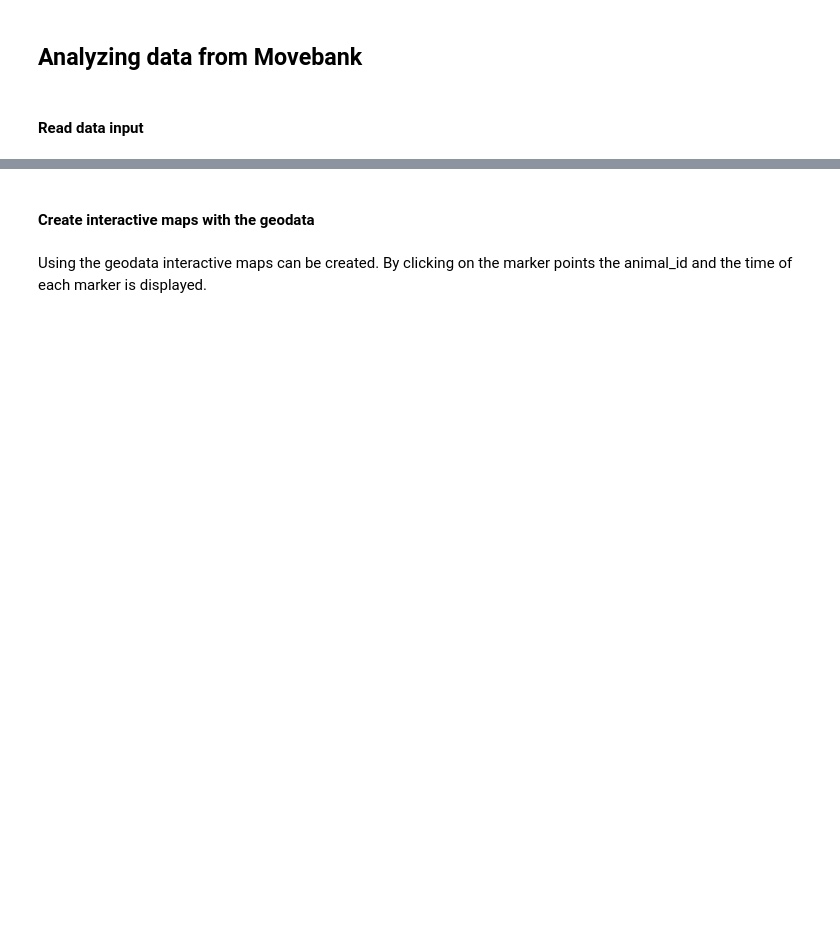
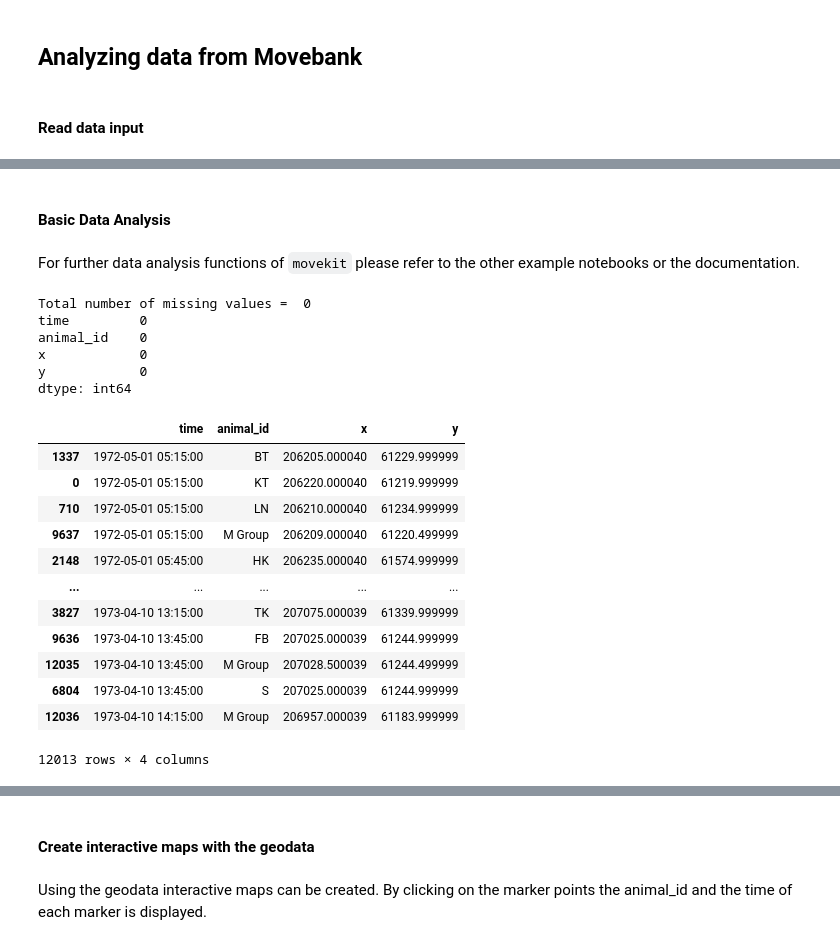
Before and after one commit to dbvis-ukon/movekit, a Jupyter notebook: examples/07_movebank.ipynb, the cells around one changed output, grey strips where cells are left out. Drawn from its saved outputs; the diff is of its cells as text; code cells hidden in the pictures; blank space fills up the shorter version.

Commit message:
extended movebank example notebook

```diff
--- a/examples/07_movebank.ipynb
+++ b/examples/07_movebank.ipynb
@@ -16,0 +18,27 @@ data.head()
+# %% [markdown]
+#### Basic Data Analysis
+# %% [markdown]
+For further data analysis functions of `movekit` please refer to the other example notebooks or the documentation.
+# %%
+data = mkit.preprocess(data, interpolation = True, date_format = True)  # important to indicatce the date format of time by setting date_format=True
+data
+# %% [output]
+Total number of missing values =  0
+time         0
+animal_id    0
+x            0
+y            0
+dtype: int64
+|  | time | animal_id | x | y |
+| 1337 | 1972-05-01 05:15:00 | BT | 206205.000040 | 61229.999999 |
+| 0 | 1972-05-01 05:15:00 | KT | 206220.000040 | 61219.999999 |
+| 710 | 1972-05-01 05:15:00 | LN | 206210.000040 | 61234.999999 |
+| 9637 | 1972-05-01 05:15:00 | M Group | 206209.000040 | 61220.499999 |
+| 2148 | 1972-05-01 05:45:00 | HK | 206235.000040 | 61574.999999 |
+| ... | ... | ... | ... | ... |
+| 3827 | 1973-04-10 13:15:00 | TK | 207075.000039 | 61339.999999 |
+| 9636 | 1973-04-10 13:45:00 | FB | 207025.000039 | 61244.999999 |
+| 12035 | 1973-04-10 13:45:00 | M Group | 207028.500039 | 61244.499999 |
+| 6804 | 1973-04-10 13:45:00 | S | 207025.000039 | 61244.999999 |
+| 12036 | 1973-04-10 14:15:00 | M Group | 206957.000039 | 61183.999999 |
+12013 rows × 4 columns
```
Also changed, not shown: parts of 3 cells of this notebook.
